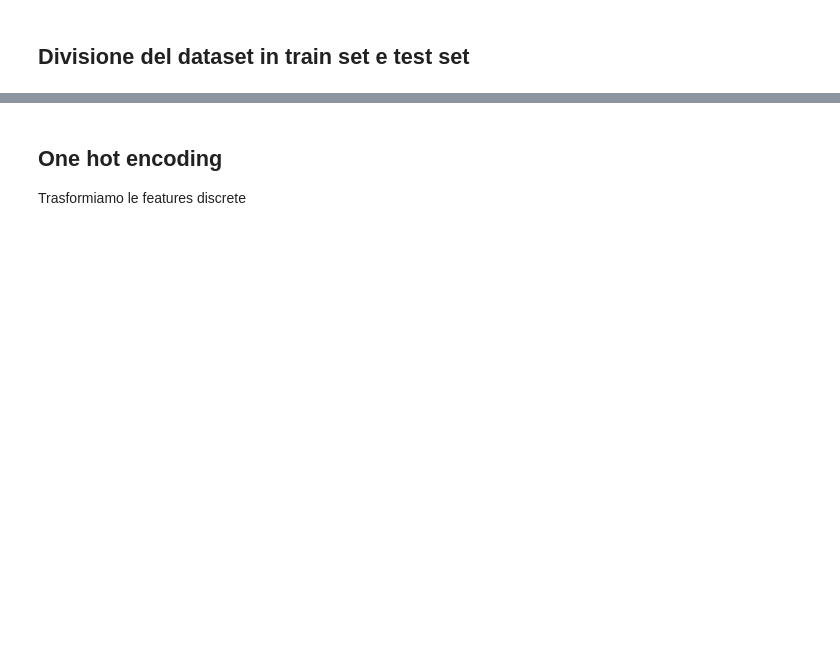
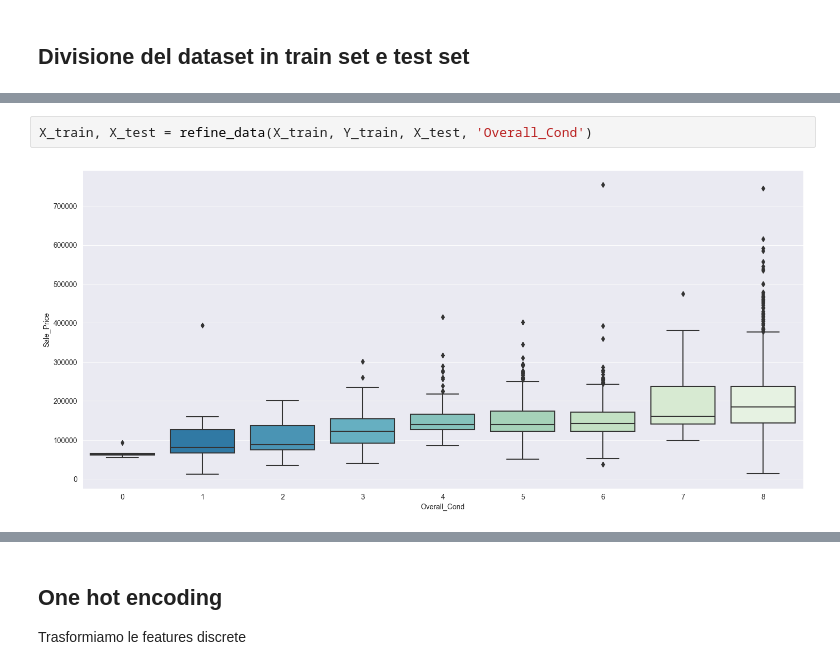
Before and after one commit to davide-tonetto-884585/House-Sale-Price-Prediction, a Jupyter notebook: data-engineering.ipynb, the cells around one changed output, grey strips where cells are left out. Drawn from its saved outputs; the diff is of its cells as text; blank space fills up the shorter version.

```diff
--- a/data-engineering.ipynb
+++ b/data-engineering.ipynb
@@ -240,0 +82,4 @@ X_train.shape, X_test.shape, Y_train.shape, Y_test.shape
+# %%
+X_train, X_test = refine_data(X_train, Y_train, X_test, 'Overall_Cond')
+# %% [output]
+[figure, added]
```
Also changed, not shown: parts of 65 cells of this notebook, 12 other files.
